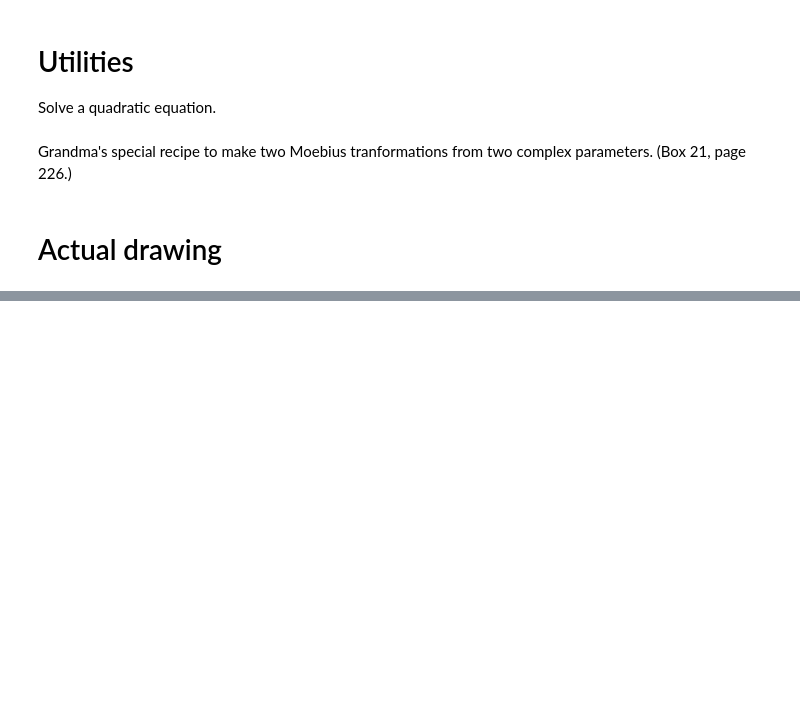
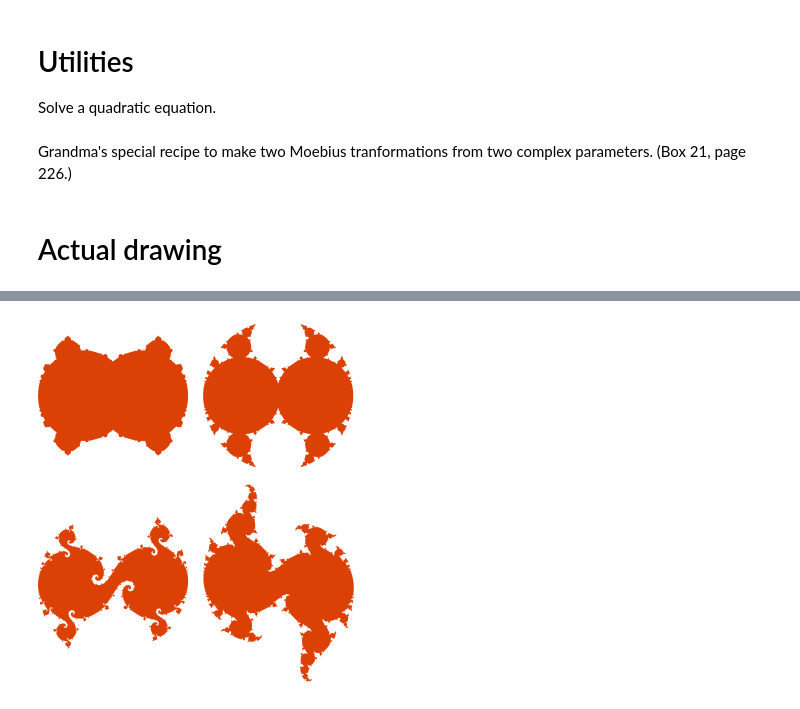
Before and after one commit to Yvee1/jupyter, a Jupyter notebook: diagrams-gallery/Quasifuchsian.ipynb, the cells around one changed output, grey strips where cells are left out. Drawn from its saved outputs; the diff is of its cells as text; code cells hidden in the pictures; blank space fills up the shorter version.

```diff
--- a/diagrams-gallery/Quasifuchsian.ipynb
+++ b/diagrams-gallery/Quasifuchsian.ipynb
@@ -166,9 +170,9 @@ Actual drawing
 ==============
 # %%
 example =
-    (    diagram 0.01 2.5 2.5
-     ||| diagram 0.01 (2.09) (2.09)
+    (    make 0.01 2.5 2.5
+     ||| make 0.01 (2.09) (2.09)
     ) ===
-    (    diagram 0.004 (1.9 :+ 0.1) (2.4 :+ 0.1)
-     ||| diagram 0.004 (2 :+ 0.2) (2 :+ (-0.2))
+    (    make 0.004 (1.9 :+ 0.1) (2.4 :+ 0.1)
+     ||| make 0.004 (2 :+ 0.2) (2 :+ (-0.2))
     )
@@ -183,0 +196,4 @@ main = mainWith (example :: Diagram B)
+# %%
+diagram example
+# %% [output]
+[figure, added]
```
Also changed, not shown: parts of 15 cells of this notebook, 19 other files.
